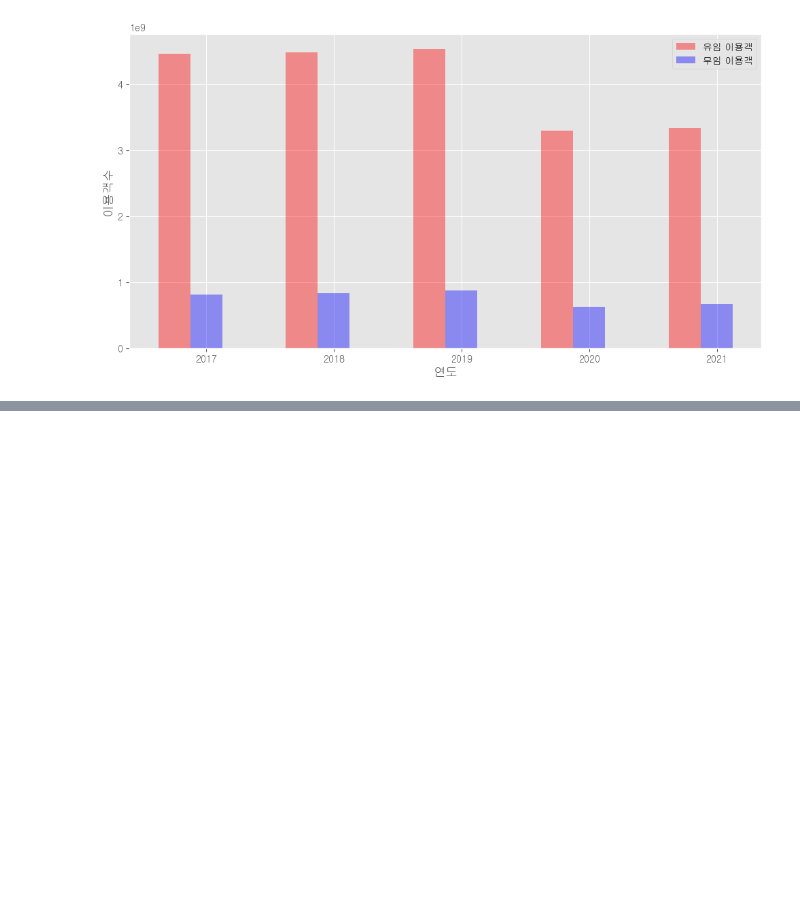
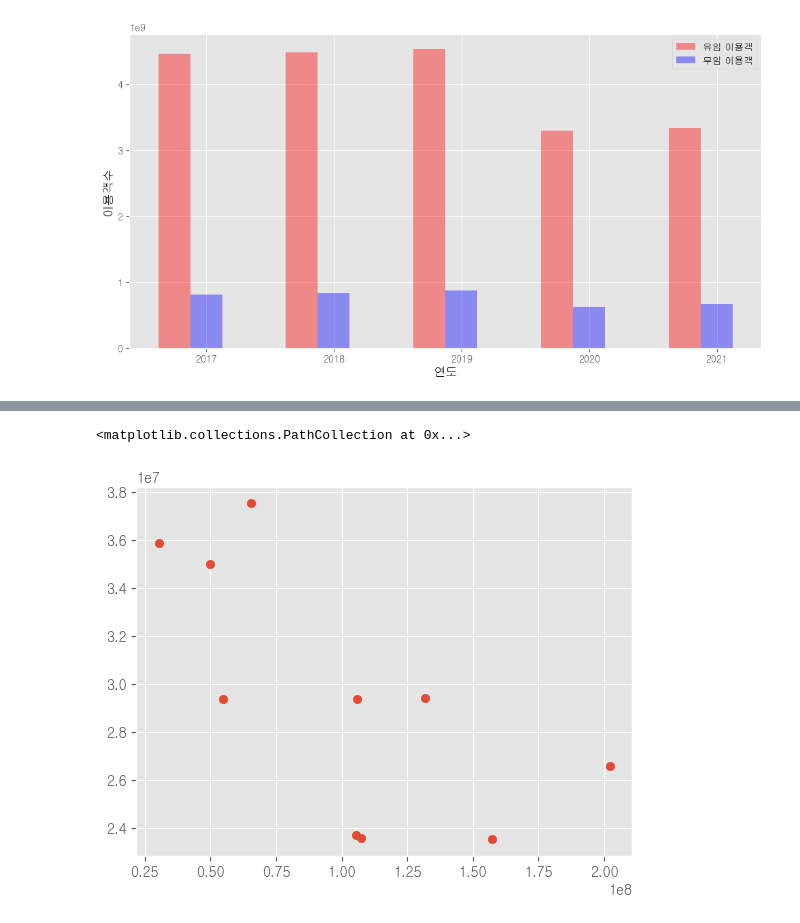
Before and after one commit to HyunJW/Subway_Analystic, a Jupyter notebook: 유무임 승하차 현황.ipynb, the cells around one changed output, grey strips where cells are left out. Cells and saved outputs as stored; diff of their text form; code cells hidden in the pictures; blank space fills up the shorter version.

```diff
--- a/유무임 승하차 현황.ipynb
+++ b/유무임 승하차 현황.ipynb
@@ -670,0 +673,4 @@ plt.show()
+# %%
+df_fares=df_fares.groupby(by=['호선명','지하철역']).sum().reset_index()
+# %%
+df_free=df_fares.sort_values("무임 이용객", ascending=False).head(10)
@@ -670,0 +707,5 @@ plt.show()
+# %%
+plt.scatter(df_free['유임 이용객'],df_free['무임 이용객']) # 추세선 추가할 예정
+# %% [output]
+<matplotlib.collections.PathCollection at 0x...>
+[figure, added]
```
Also changed, not shown: parts of 7 cells of this notebook.
